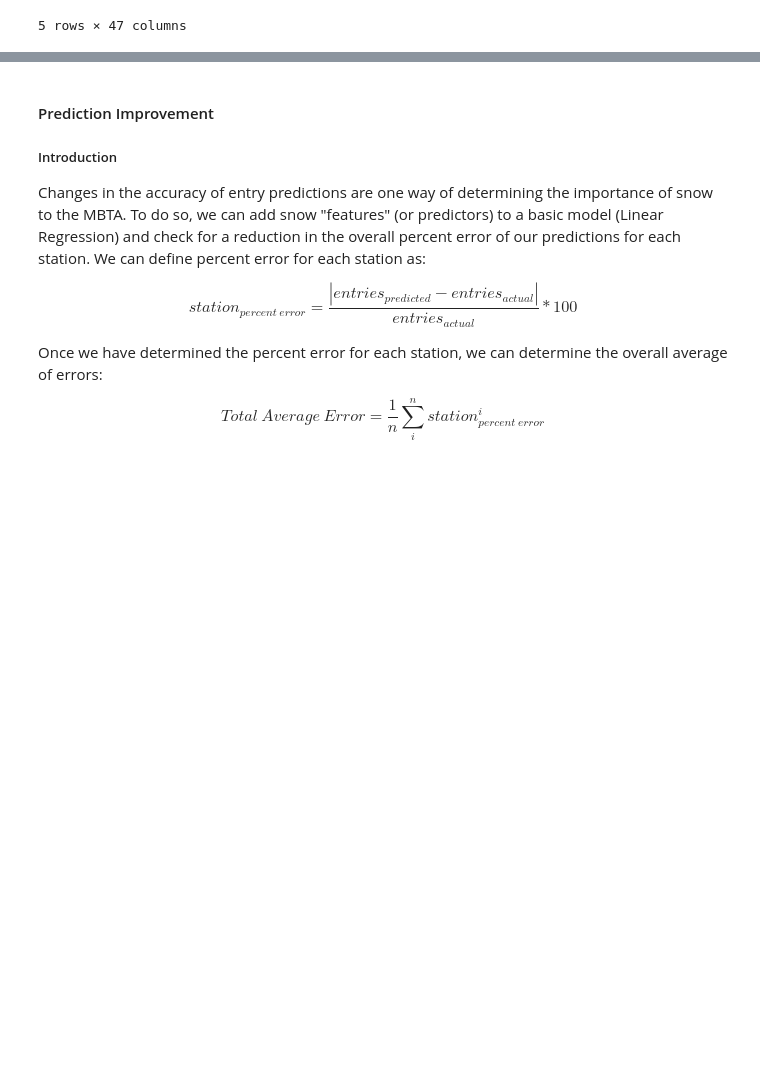
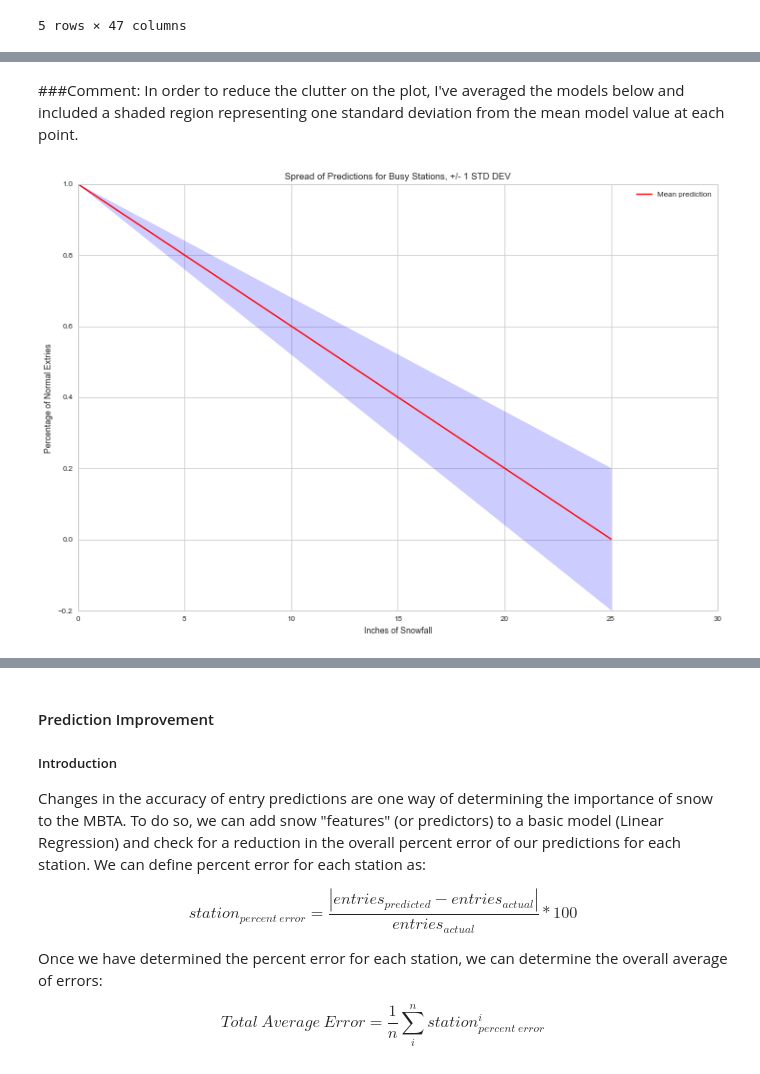
Before and after one commit to azampagl/harvard-capstone, a Jupyter notebook: src/release/Weather.ipynb, the cells around one changed output, grey strips where cells are left out. Drawn from its saved outputs; the diff is of its cells as text; code cells hidden in the pictures; blank space fills up the shorter version.

```diff
--- a/src/release/Weather.ipynb
+++ b/src/release/Weather.ipynb
@@ -194,0 +338,32 @@ TODO
+# %% [markdown]
+###Comment:
+In order to reduce the clutter on the plot, I've averaged the models below and included a shaded region representing one standard deviation from the mean model value at each point.
+# %%
+x_values=np.linspace(0,25,100)
+
+pred=np.zeros([len(models),len(x_values)])
+plt.figure(figsize=(12,8))
+
+for mod in range(len(models)):
+
+    pred[mod]= models[mod].predict(x_values[:,np.newaxis])+1
+    #plt.plot( x_vals, ys+1, alpha=0.75,label="station: "+str(station_id))
+
+# Group the predictions according to their x_value
+pred_per_x=pred.transpose()
+
+mean_pred=np.mean(pred_per_x,axis=1)
+std_pred=np.std(pred_per_x,axis=1)
+
+upper=(mean_pred + std_pred)
+lower=(mean_pred - std_pred)
+
+plt.plot( x_values, mean_pred, color='r', label='Mean prediction')
+plt.fill_between(x_values, upper, lower, color='b', alpha=.2,label='1 std dev')
+plt.xlabel('Inches of Snowfall')
+plt.ylabel('Percentage of Normal Extries')
+plt.title('Spread of Predictions for Busy Stations, +/- 1 STD DEV')
+plt.legend()
+plt.show()
+# %% [output]
+[figure, added]
```
Also changed, not shown: parts of 29 cells of this notebook, 3 other files.
